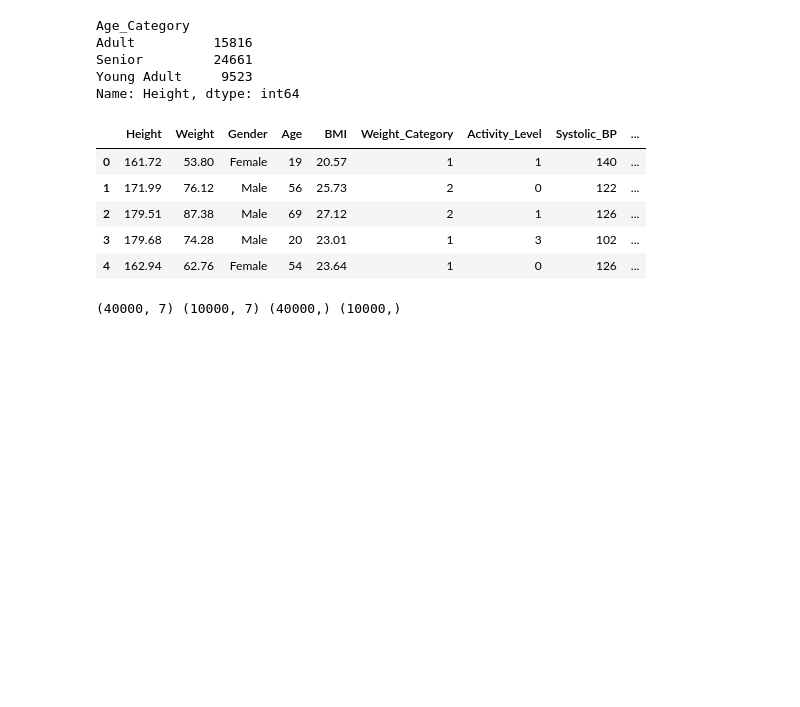
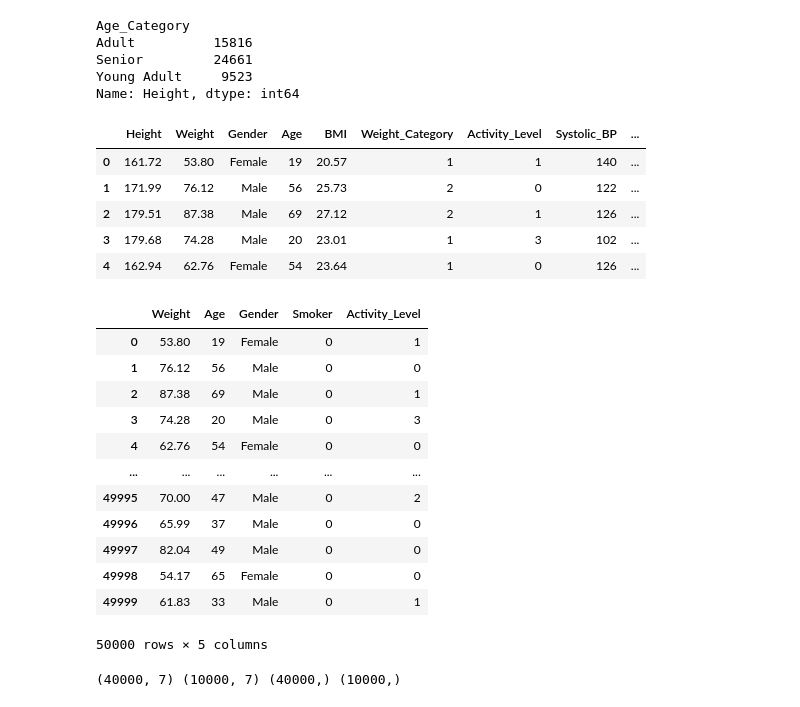
Before and after one commit to AyoAdeyemo/height_predictor, a Jupyter notebook: height_predict/height_predictor.ipynb, the cells around one changed output. Drawn from its saved outputs; the diff is of its cells as text; code cells hidden in the pictures; blank space fills up the shorter version.

```diff
--- a/height_predict/height_predictor.ipynb
+++ b/height_predict/height_predictor.ipynb
@@ -293,6 +312,21 @@ df.head()
 # %%
 y = df['Height']
 X = df[['Weight', 'Age', 'Gender', 'Smoker', 'Activity_Level']]
+X
+# %% [output]
+|  | Weight | Age | Gender | Smoker | Activity_Level |
+| 0 | 53.80 | 19 | Female | 0 | 1 |
+| 1 | 76.12 | 56 | Male | 0 | 0 |
+| 2 | 87.38 | 69 | Male | 0 | 1 |
+| 3 | 74.28 | 20 | Male | 0 | 3 |
+| 4 | 62.76 | 54 | Female | 0 | 0 |
+| ... | ... | ... | ... | ... | ... |
+| 49995 | 70.00 | 47 | Male | 0 | 2 |
+| 49996 | 65.99 | 37 | Male | 0 | 0 |
+| 49997 | 82.04 | 49 | Male | 0 | 0 |
+| 49998 | 54.17 | 65 | Female | 0 | 0 |
+| 49999 | 61.83 | 33 | Male | 0 | 1 |
+50000 rows × 5 columns
 # %%
 X = pd.get_dummies(
     X, columns=['Gender', 'Smoker', 'Activity_Level'],
```
Also changed, not shown: parts of 18 cells of this notebook, 2 other files.
